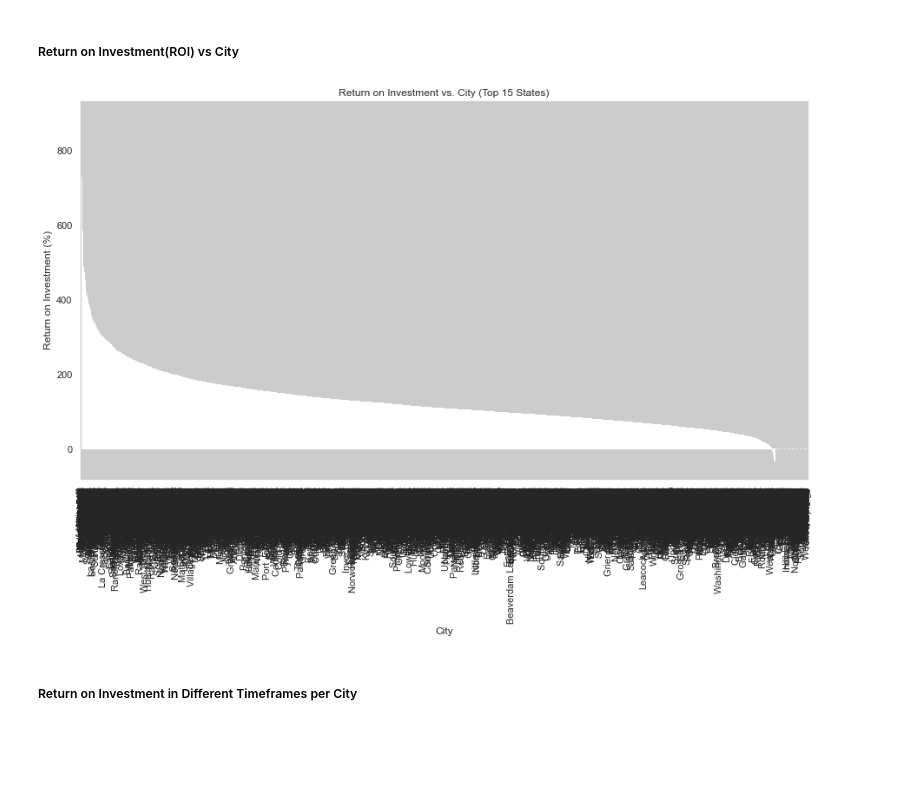
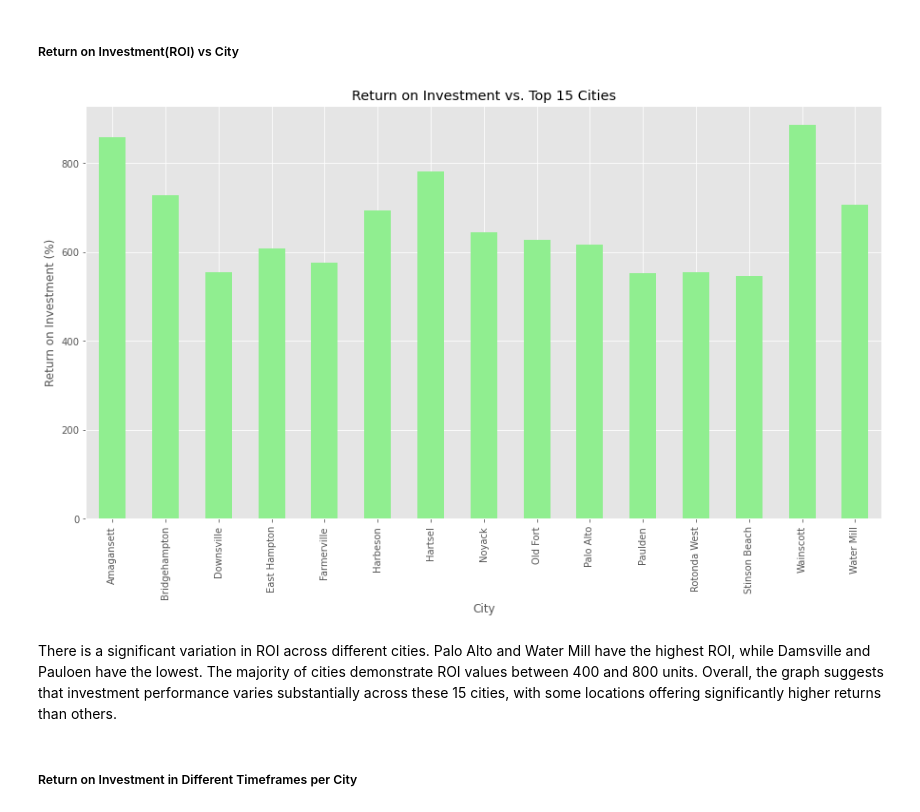
Before and after one commit to mbuvimuia/Time-Series-Analysis-Zillow-Data, a Jupyter notebook: index.ipynb, the cells around one changed output. Drawn from its saved outputs; the diff is of its cells as text; code cells hidden in the pictures; blank space fills up the shorter version.

Commit message:
Update ROI graph

```diff
--- a/index.ipynb
+++ b/index.ipynb
@@ -250,19 +250,28 @@ The prices generally increased over time, with a significant peak around 2006 fo
 # %% [markdown]
 ##### Return on Investment(ROI) vs City
 # %%
-# Calculate Return on Investment (ROI) for each city in the top 15 states
+# Calculate Return on Investment (ROI) for each city
 initial_date = df_cleaned.columns[7]
-roi_by_city_top = (data_top_states[latest_date] - data_top_states[initial_date]) / data_top_states[initial_date] * 100
-roi_by_city_top = roi_by_city_top.groupby(data_top_states['City']).mean().sort_values(ascending=False)
+latest_date = df_cleaned.columns[-1]
+roi_by_city = (df_cleaned[latest_date] - df_cleaned[initial_date]) / df_cleaned[initial_date] * 100
+
+# Get the top 15 cities by ROI
+top_cities = roi_by_city.groupby(df_cleaned['City']).mean().nlargest(15).index
+roi_by_city_top = roi_by_city[df_cleaned['City'].isin(top_cities)].groupby(df_cleaned['City']).mean()
 
 plt.figure(figsize=(15, 8))
 roi_by_city_top.plot(kind='bar', color='lightgreen')
 plt.xlabel('City')
 plt.ylabel('Return on Investment (%)')
-plt.title('Return on Investment vs. City (Top 15 States)')
+plt.title('Return on Investment vs. Top 15 Cities')
 plt.show()
 # %% [output]
-[figure, old version]
+[figure, new version]
+# %% [markdown]
+There is a significant variation in ROI across different cities.
+Palo Alto and Water Mill have the highest ROI, while Damsville and Pauloen have the lowest.
+The majority of cities demonstrate ROI values between 400 and 800 units.
+Overall, the graph suggests that investment performance varies substantially across these 15 cities, with some locations offering significantly higher returns than others.
 # %% [markdown]
 ##### Return on Investment in Different Timeframes per City
 # %%
```
Also changed, not shown: parts of 2 cells of this notebook.
